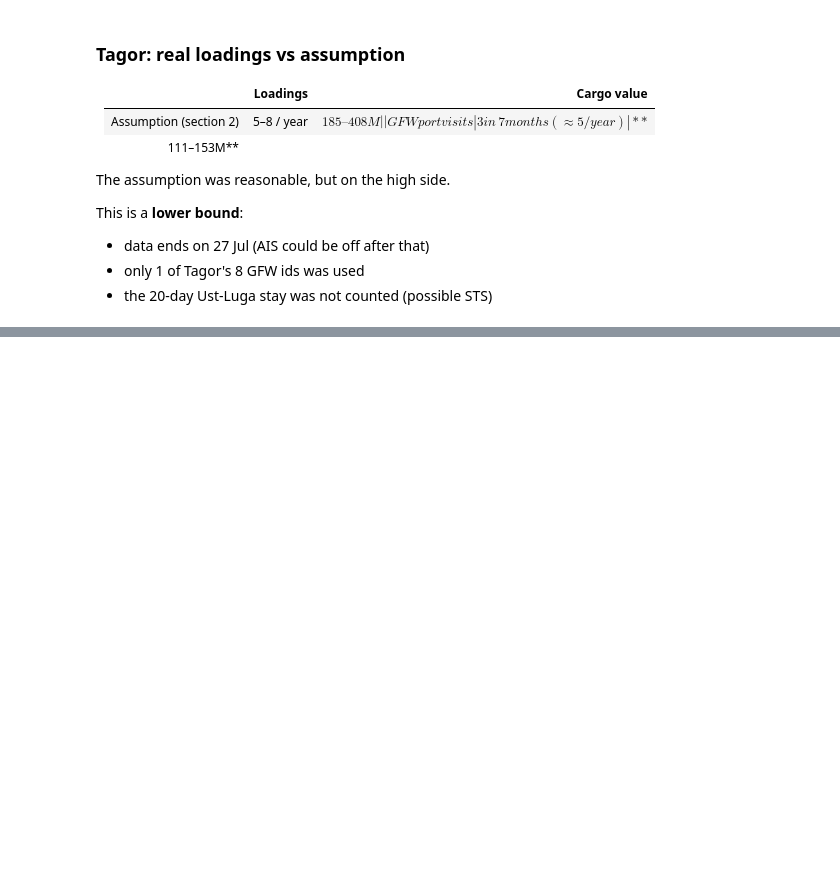
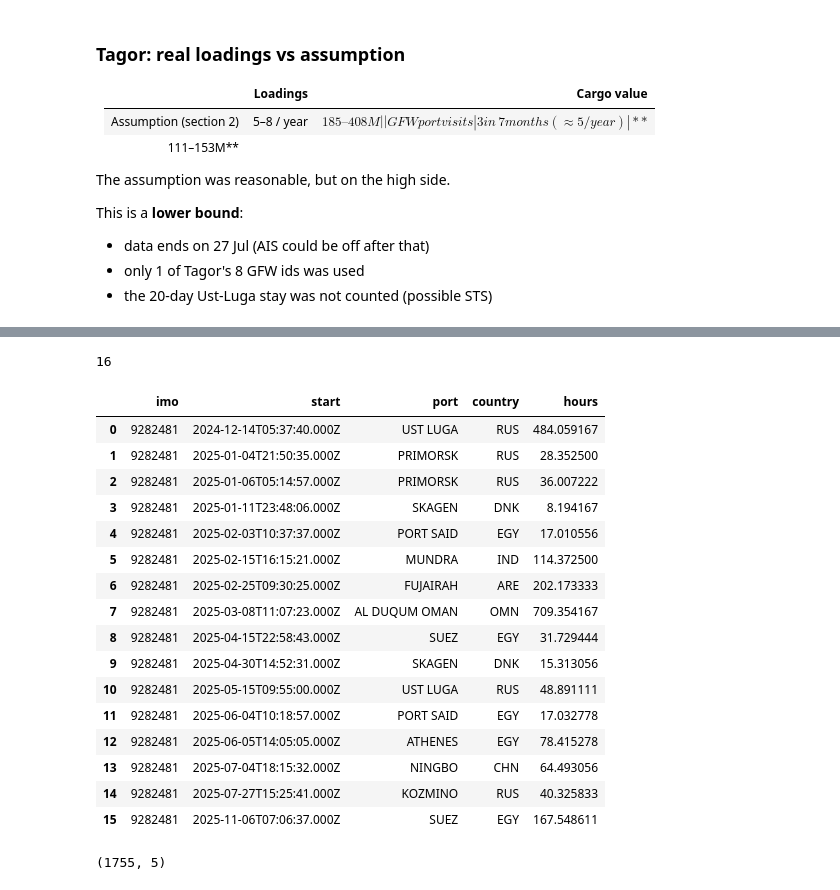
Before and after one commit to timadeyy/shadow-fleet-analysis, a Jupyter notebook: notebooks/05_cargo_value_estimate.ipynb, the cells around one changed output, grey strips where cells are left out. Drawn from its saved outputs; the diff is of its cells as text; code cells hidden in the pictures; blank space fills up the shorter version.

Commit message:
Estimate 2025 cargo value from GFW port visits for all 50 vessels (.0–7.5 bn)

```diff
--- a/notebooks/05_cargo_value_estimate.ipynb
+++ b/notebooks/05_cargo_value_estimate.ipynb
@@ -220,0 +244,47 @@ This is a **lower bound**:
+# %%
+ids = get_vessels_ids(9282481)
+entries = get_port_visitors(ids)
+len(entries)
+# %% [output]
+16
+# %%
+rows = parse_port_visits(9282481, entries)
+tagor_all = pd.DataFrame(rows).sort_values('start')
+tagor_all
+# %% [output]
+|  | imo | start | port | country | hours |
+| 0 | 9282481 | 2024-12-14T05:37:40.000Z | UST LUGA | RUS | 484.059167 |
+| 1 | 9282481 | 2025-01-04T21:50:35.000Z | PRIMORSK | RUS | 28.352500 |
+| 2 | 9282481 | 2025-01-06T05:14:57.000Z | PRIMORSK | RUS | 36.007222 |
+| 3 | 9282481 | 2025-01-11T23:48:06.000Z | SKAGEN | DNK | 8.194167 |
+| 4 | 9282481 | 2025-02-03T10:37:37.000Z | PORT SAID | EGY | 17.010556 |
+| 5 | 9282481 | 2025-02-15T16:15:21.000Z | MUNDRA | IND | 114.372500 |
+| 6 | 9282481 | 2025-02-25T09:30:25.000Z | FUJAIRAH | ARE | 202.173333 |
+| 7 | 9282481 | 2025-03-08T11:07:23.000Z | AL DUQUM OMAN | OMN | 709.354167 |
+| 8 | 9282481 | 2025-04-15T22:58:43.000Z | SUEZ | EGY | 31.729444 |
+| 9 | 9282481 | 2025-04-30T14:52:31.000Z | SKAGEN | DNK | 15.313056 |
+| 10 | 9282481 | 2025-05-15T09:55:00.000Z | UST LUGA | RUS | 48.891111 |
+| 11 | 9282481 | 2025-06-04T10:18:57.000Z | PORT SAID | EGY | 17.032778 |
+| 12 | 9282481 | 2025-06-05T14:05:05.000Z | ATHENES | EGY | 78.415278 |
+| 13 | 9282481 | 2025-07-04T18:15:32.000Z | NINGBO | CHN | 64.493056 |
+| 14 | 9282481 | 2025-07-27T15:25:41.000Z | KOZMINO | RUS | 40.325833 |
+| 15 | 9282481 | 2025-11-06T07:06:37.000Z | SUEZ | EGY | 167.548611 |
+# %%
+
+PATH = '../data/port-visits.csv'
+if os.path.exists(PATH):
+    port_visits = pd.read_csv(PATH)
+else:
+    all_rows = []
+    for imo in vesseles['imo']:
+        ids = get_vessels_ids(imo)
+        entries = get_port_visitors(ids)
+        all_rows.extend(parse_port_visits(imo, entries))
+        time.sleep(0.5)
+
+    port_visits = pd.DataFrame(all_rows)
+    port_visits.to_csv(PATH, index=False)
+
+port_visits.shape
+# %% [output]
+(1755, 5)
```
Also changed, not shown: parts of 10 cells of this notebook.
